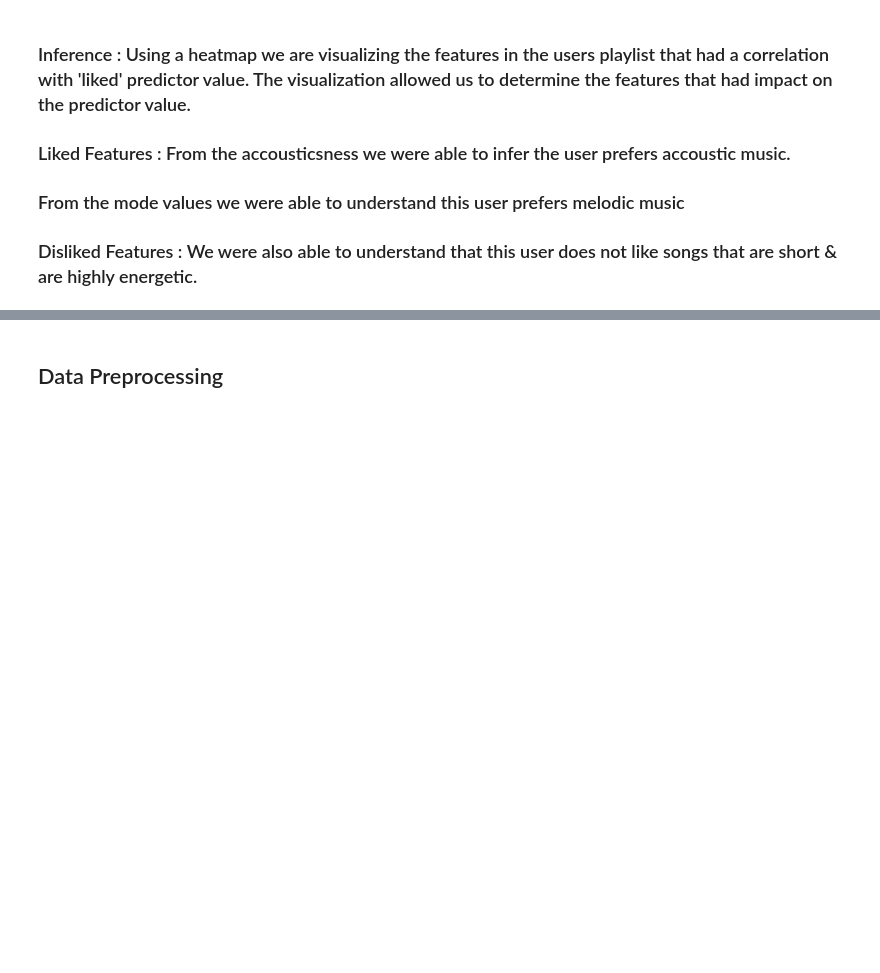
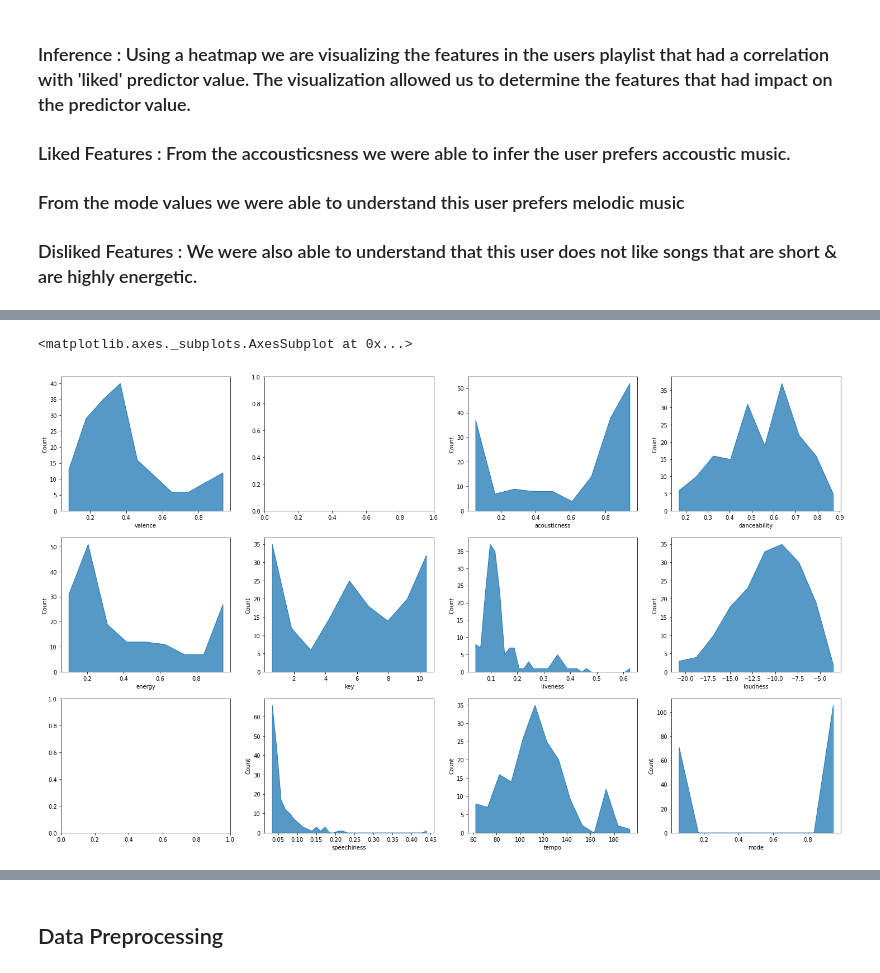
Before and after one commit to CS418/group-project-blackbox, a Jupyter notebook: Spotify.ipynb, the cells around one changed output, grey strips where cells are left out. Drawn from its saved outputs; the diff is of its cells as text; code cells hidden in the pictures; blank space fills up the shorter version.

```diff
--- a/Spotify.ipynb
+++ b/Spotify.ipynb
@@ -325,0 +361,16 @@ data
+# %%
+fig,ax = plt.subplots(3,4,figsize=(25,15))
+
+sns.histplot(data['valence'],ax=ax[0,0], element="poly")
+sns.histplot(data['acousticness'],ax=ax[0,2], element="poly")
+sns.histplot(data['danceability'],ax=ax[0,3], element="poly")
+sns.histplot(data['energy'],ax=ax[1,0], element="poly")
+sns.histplot(data['key'],ax=ax[1,1], element="poly")
+sns.histplot(data['liveness'],ax=ax[1,2], element="poly")
+sns.histplot(data['loudness'],ax=ax[1,3], element="poly")
+sns.histplot(data['speechiness'],ax=ax[2,1], element="poly")
+sns.histplot(data['tempo'],ax=ax[2,2], element="poly")
+sns.histplot(data['mode'],ax=ax[2,3], element="poly")
+# %% [output]
+<matplotlib.axes._subplots.AxesSubplot at 0x...>
+[figure, added]
```
Also changed, not shown: parts of 11 cells of this notebook.
